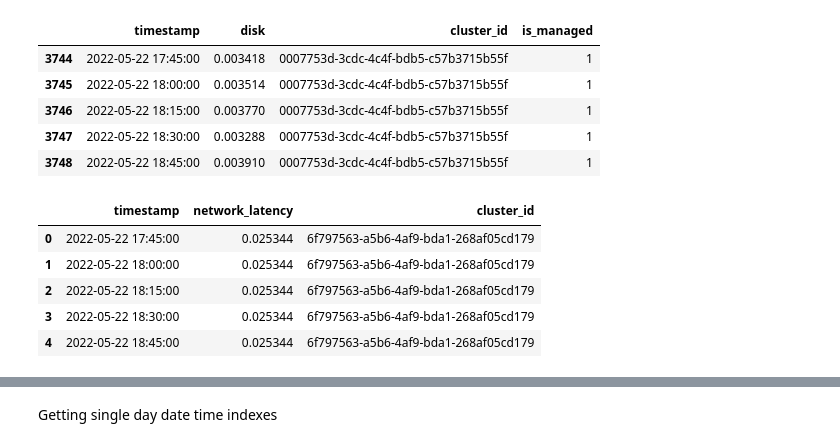
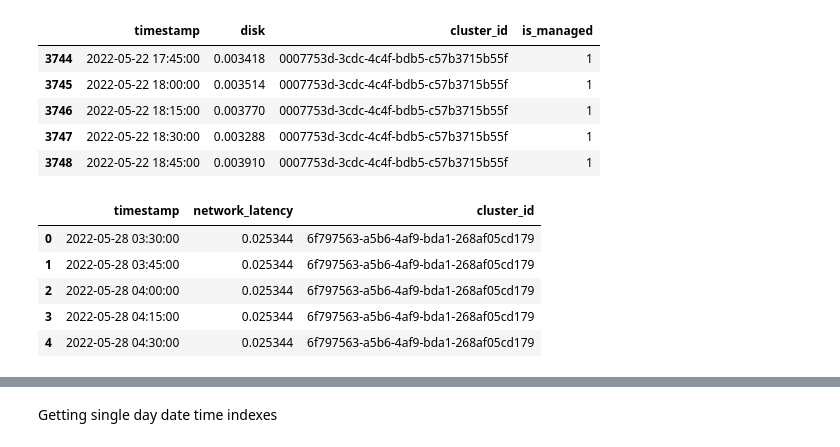
Before and after one commit to Anxhela21/acm-data-project, a Jupyter notebook: causal_relation.ipynb, the cells around one changed output, grey strips where cells are left out. Drawn from its saved outputs; the diff is of its cells as text; code cells hidden in the pictures.

```diff
--- a/causal_relation.ipynb
+++ b/causal_relation.ipynb
@@ -29,6 +36,8 @@ disk_ts.head()
 | 4 | 2022-05-22 18:45:00 | 0.003732 | 6f797563-a5b6-4af9-bda1-268af05cd179 |
 # %%
 network_ts =  pd.read_csv('/Users/sponnur/PycharmProjects/pythonProject1/network_latency_2022_05_22_1_15m.csv')
+# %%
+network_ts_week =  pd.read_csv('/Users/sponnur/PycharmProjects/pythonProject1/network_latency_2022_05_27_7_15m.csv')
 # %%
 managed_cluster_df.set_index('_id',inplace=True)
 # %%
@@ -47,11 +58,11 @@ disk_ts_managed.head()
 | 3747 | 2022-05-22 18:30:00 | 0.003288 | 0007753d-3cdc-4c4f-bdb5-c57b3715b55f | 1 |
 | 3748 | 2022-05-22 18:45:00 | 0.003910 | 0007753d-3cdc-4c4f-bdb5-c57b3715b55f | 1 |
 # %%
-network_ts.head()
+network_ts_week.head()
 # %% [output]
 |  | timestamp | network_latency | cluster_id |
-| 0 | 2022-05-22 17:45:00 | 0.025344 | 6f797563-a5b6-4af9-bda1-268af05cd179 |
-| 1 | 2022-05-22 18:00:00 | 0.025344 | 6f797563-a5b6-4af9-bda1-268af05cd179 |
-| 2 | 2022-05-22 18:15:00 | 0.025344 | 6f797563-a5b6-4af9-bda1-268af05cd179 |
-| 3 | 2022-05-22 18:30:00 | 0.025344 | 6f797563-a5b6-4af9-bda1-268af05cd179 |
-| 4 | 2022-05-22 18:45:00 | 0.025344 | 6f797563-a5b6-4af9-bda1-268af05cd179 |
+| 0 | 2022-05-28 03:30:00 | 0.025344 | 6f797563-a5b6-4af9-bda1-268af05cd179 |
+| 1 | 2022-05-28 03:45:00 | 0.025344 | 6f797563-a5b6-4af9-bda1-268af05cd179 |
+| 2 | 2022-05-28 04:00:00 | 0.025344 | 6f797563-a5b6-4af9-bda1-268af05cd179 |
+| 3 | 2022-05-28 04:15:00 | 0.025344 | 6f797563-a5b6-4af9-bda1-268af05cd179 |
+| 4 | 2022-05-28 04:30:00 | 0.025344 | 6f797563-a5b6-4af9-bda1-268af05cd179 |
```
Also changed, not shown: parts of 35 cells of this notebook, 3 other files.
